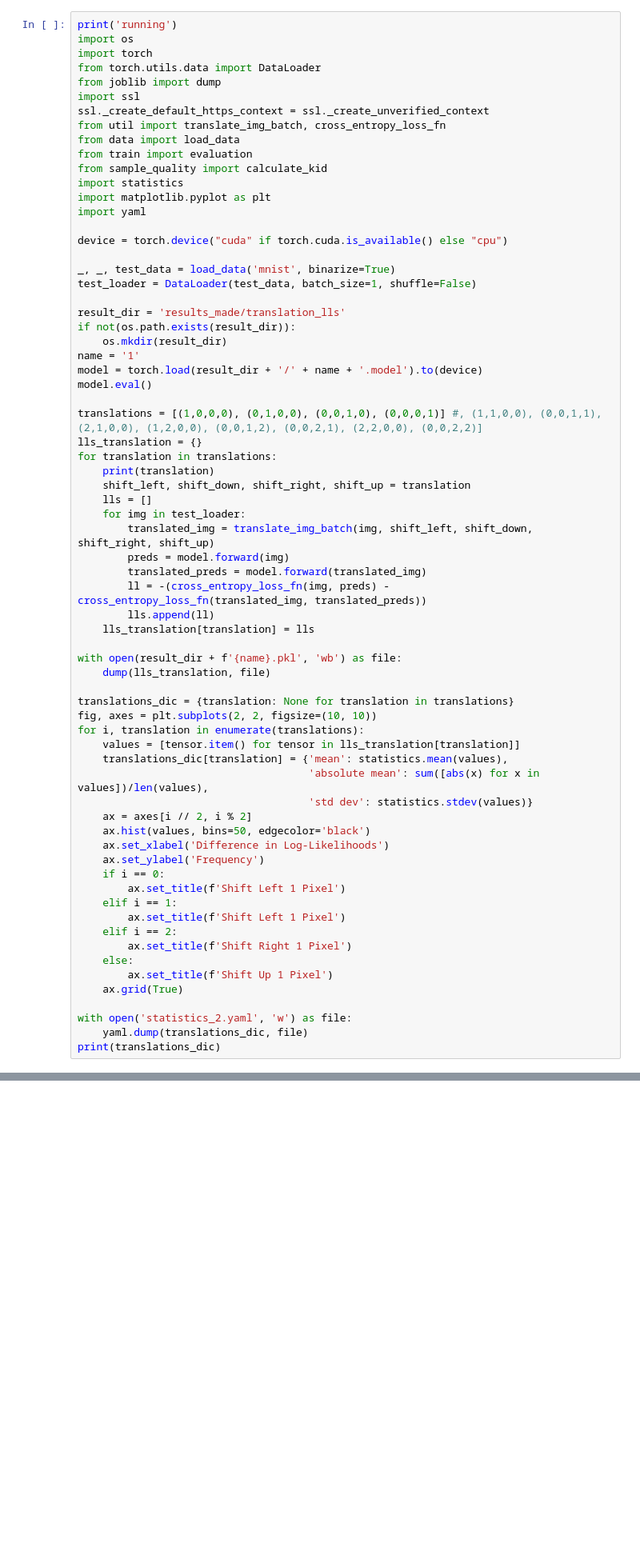
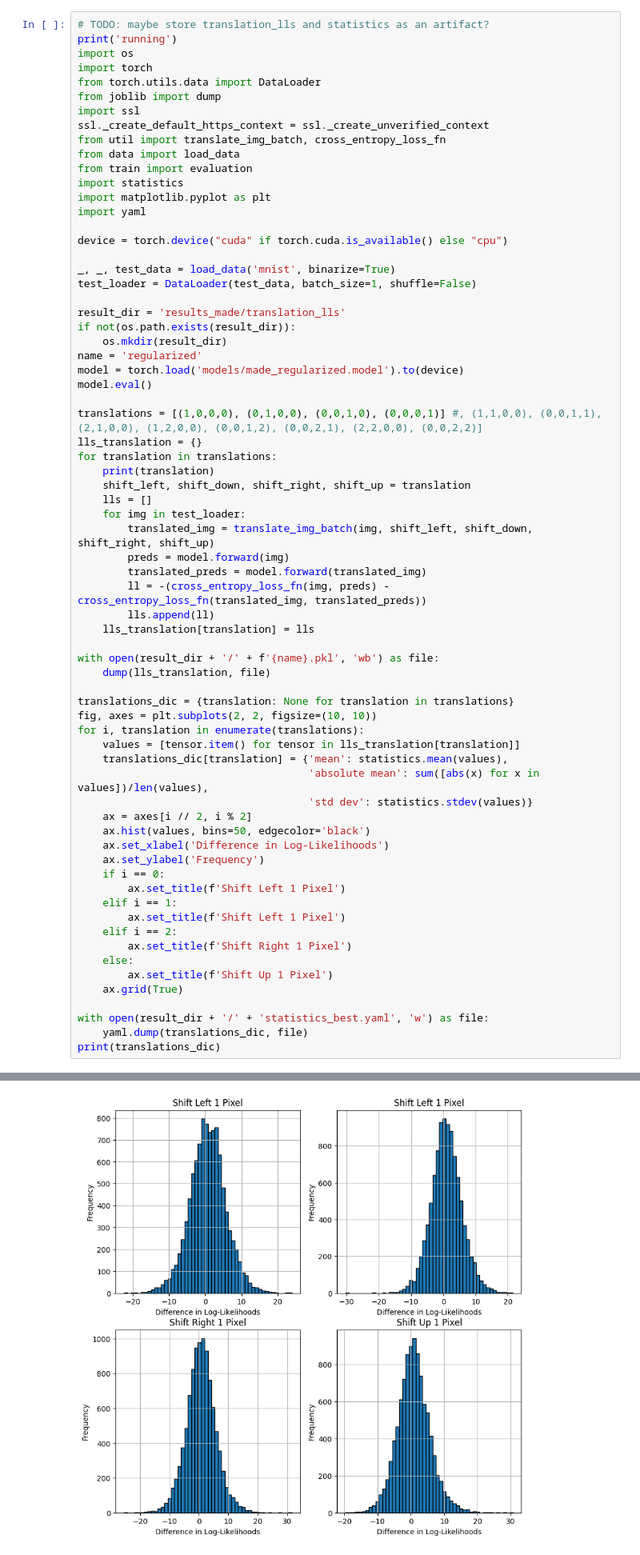
Before and after one commit to rajit906/Symmetry-invariant-Tractable-Generative-Models, a Jupyter notebook: src/evaluate.ipynb, the cells around one changed output, grey strips where cells are left out. Shown: that part at 80% size. Saved outputs shown, nothing was run; the diff lists cells and outputs as text; blank space fills up the shorter version.

```diff
--- a/src/evaluate.ipynb
+++ b/src/evaluate.ipynb
@@ -1,4 +3,5 @@
 # %%
+# TODO: maybe store translation_lls and statistics as an artifact?
 print('running')
 import os
 import torch
@@ -9,7 +12,6 @@ ssl._create_default_https_context = ssl._create_unverified_context
 from util import translate_img_batch, cross_entropy_loss_fn
 from data import load_data
 from train import evaluation
-from sample_quality import calculate_kid
 import statistics
 import matplotlib.pyplot as plt
 import yaml
@@ -22,8 +24,8 @@ test_loader = DataLoader(test_data, batch_size=1, shuffle=False)
 result_dir = 'results_made/translation_lls'
 if not(os.path.exists(result_dir)):
     os.mkdir(result_dir)
-name = '1'
-model = torch.load(result_dir + '/' + name + '.model').to(device)
+name = 'regularized'
+model = torch.load('models/made_regularized.model').to(device)
 model.eval()
 
 translations = [(1,0,0,0), (0,1,0,0), (0,0,1,0), (0,0,0,1)] #, (1,1,0,0), (0,0,1,1), (2,1,0,0), (1,2,0,0), (0,0,1,2), (0,0,2,1), (2,2,0,0), (0,0,2,2)]
@@ -40,7 +42,7 @@ for translation in translations:
         lls.append(ll)
     lls_translation[translation] = lls
 
-with open(result_dir + f'{name}.pkl', 'wb') as file:
+with open(result_dir + '/' + f'{name}.pkl', 'wb') as file:
     dump(lls_translation, file)
 
 translations_dic = {translation: None for translation in translations}
@@ -64,6 +66,7 @@ for i, translation in enumerate(translations):
         ax.set_title(f'Shift Up 1 Pixel')
     ax.grid(True)
 
-with open('statistics_2.yaml', 'w') as file:
+with open(result_dir + '/' + 'statistics_best.yaml', 'w') as file:
     yaml.dump(translations_dic, file)
 print(translations_dic)
+# %% [output]
@@ -69,0 +79 @@ print(translations_dic)
+[figure, added]
```
Also changed, not shown: parts of 9 cells of this notebook, 52 other files.
